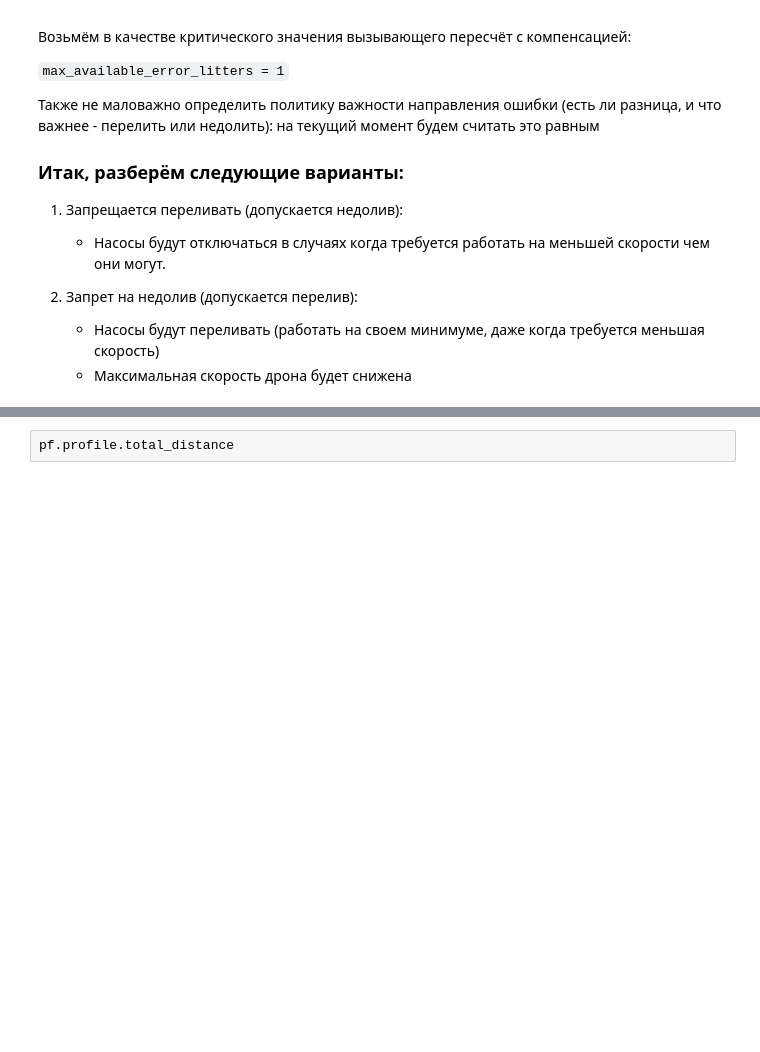
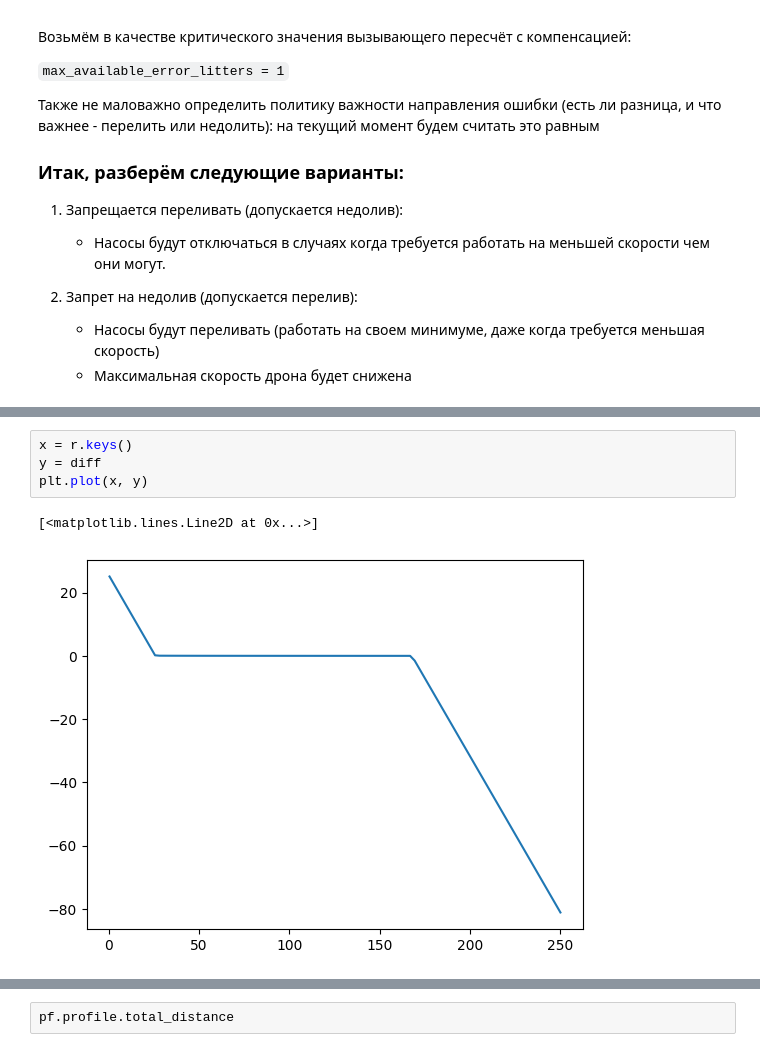
Before and after one commit to nodax-hub/Simulate, a Jupyter notebook: copmensate.ipynb, the cells around one changed output, grey strips where cells are left out. Saved outputs shown, nothing was run; the diff lists cells and outputs as text; blank space fills up the shorter version.

```diff
--- a/copmensate.ipynb
+++ b/copmensate.ipynb
@@ -77,0 +254,7 @@ diff = -0.5363467644947989
+# %%
+x = r.keys()
+y = diff
+plt.plot(x, y)
+# %% [output]
+[<matplotlib.lines.Line2D at 0x...>]
+[figure, added]
```
Also changed, not shown: parts of 23 cells of this notebook, 3 other files.
